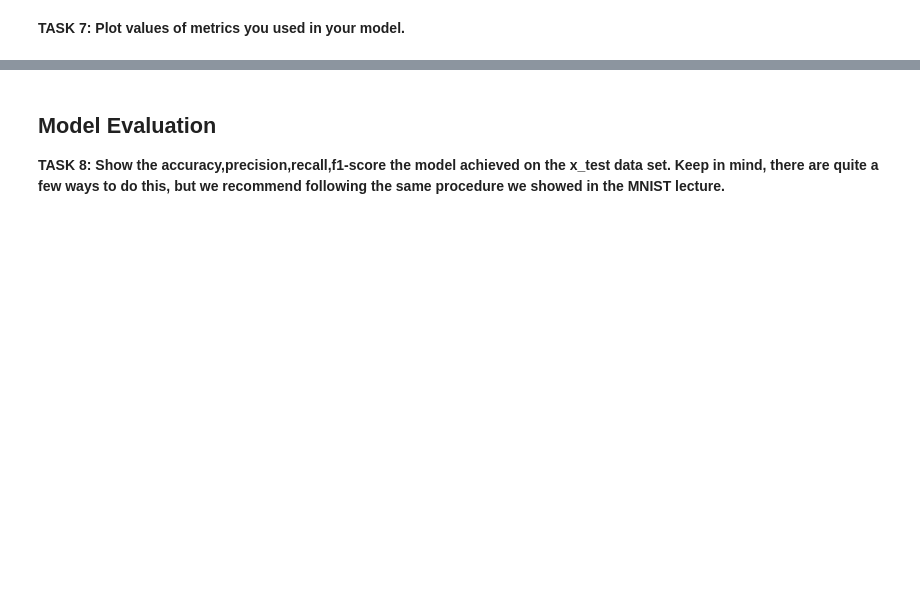
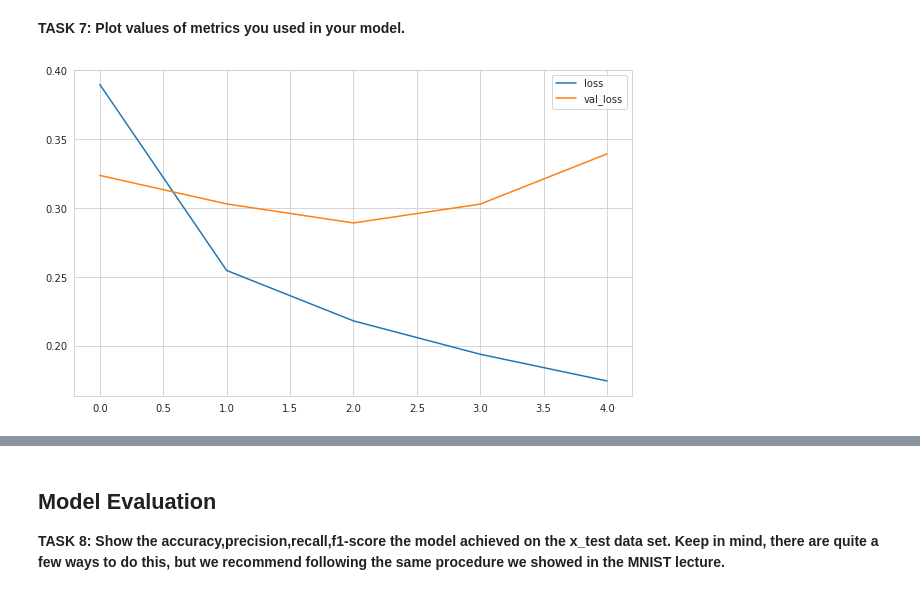
Before and after one commit to sahinded/DeepLearning, a Jupyter notebook: DL_Assignment_2_(Image_Classification_with_CNN)_Student.ipynb, the cells around one changed output, grey strips where cells are left out. Saved outputs shown, nothing was run; the diff lists cells and outputs as text; code cells hidden in the pictures; blank space fills up the shorter version.

```diff
--- a/DL_Assignment_2_(Image_Classification_with_CNN)_Student.ipynb
+++ b/DL_Assignment_2_(Image_Classification_with_CNN)_Student.ipynb
@@ -178,3 +214,21 @@ x_test /= 255
 ##  Model Training
 
 **TASK 6: Train/Fit the model to the x_train set by using EarlyStop. Amount of epochs is up to you.**
+# %%
+model = Sequential()
+
+model.add(Conv2D(filters=28, kernel_size=(3,3), input_shape=(28, 28, 1), activation='relu')) # stride = 1, padding = valid
+
+#you will decide how many filters and the kernel_size
+
+model.add(MaxPool2D(pool_size=(2, 2), strides=(1,1)))
+
+model.add(Flatten())
+
+model.add(Dense(256, activation='relu'))
+
+model.add(Dense(10, activation='softmax'))
+
+model.compile(loss='categorical_crossentropy',
+              optimizer='rmsprop',
+              metrics=['accuracy'])
@@ -180,0 +260,4 @@ x_test /= 255
+# %%
+early_stop = EarlyStopping(monitor='val_accuracy',mode="max", patience=2, restore_best_weights = True)
+# %%
+model.fit(x_train, Y_train, batch_size=32, epochs=10, validation_data=(x_test,Y_test),callbacks=[early_stop])
@@ -180,0 +280,3 @@ x_test /= 255
+# %%
+summary = pd.DataFrame(model.history.history)
+summary.head()
@@ -181,2 +290,6 @@ x_test /= 255
 # %% [markdown]
 **TASK 7: Plot values of metrics you used in your model.**
+# %%
+summary[["loss", "val_loss"]].plot();
+# %% [output]
+[figure, added]
```
Also changed, not shown: parts of 56 cells of this notebook.
